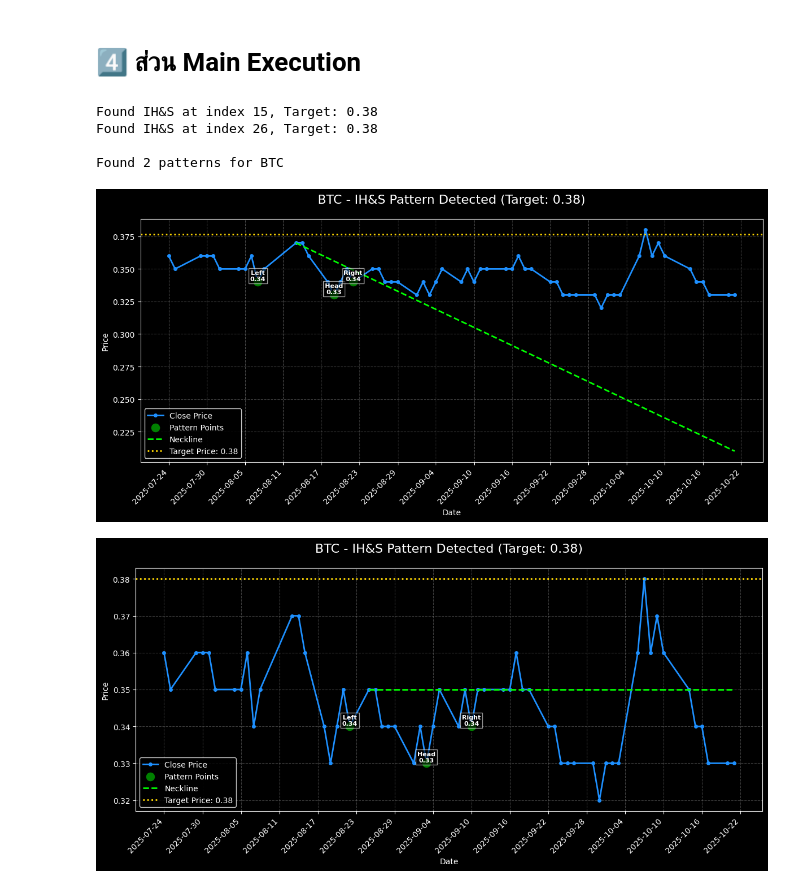
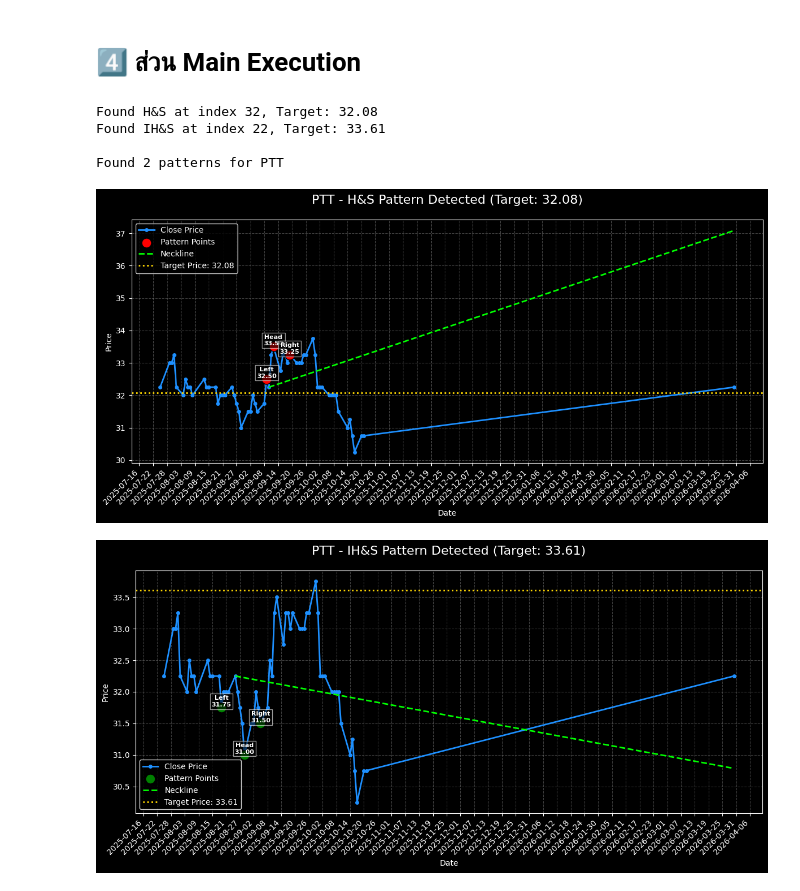
Before and after one commit to hilmanyusoh/Stock-market-chart-pattern-recognition-using-deep-learning, a Jupyter notebook: H&D_model/H&D_detect.ipynb, the cells around one changed output. Saved outputs shown, nothing was run; the diff lists cells and outputs as text; code cells hidden in the pictures.

```diff
--- a/H&D_model/H&D_detect.ipynb
+++ b/H&D_model/H&D_detect.ipynb
@@ -160,7 +160,7 @@ def detect_head_shoulders(df, distance=5, tolerance=0.03, debug=False):
 # %%
 if __name__ == '__main__':
     try:
-        symbol = "BTC"
+        symbol = "PTT"
         df = get_candlestick_data(symbol, days=60)
         patterns = detect_head_shoulders(df, distance=3, tolerance=0.05, debug=True)
 
@@ -210,35 +210,35 @@ if __name__ == '__main__':
             plt.axhline(target_price, color='gold', linestyle=':', linewidth=2, label=f"Target Price: {target_price:.2f}")
 
             # 🚨 นำส่วน Breakout Point และ Price Target Forecast Line ออกแล้ว
 
             # ปรับแต่งกราฟ
             plt.title(f"{symbol} - {p['type']} Pattern Detected (Target: {target_price:.2f})", fontsize=16, color='white', pad=20)
             plt.xlabel('Date', color='white')
             plt.ylabel('Price', color='white')
 
             plt.gca().xaxis.set_major_formatter(mdates.DateFormatter('%Y-%m-%d'))
             plt.gca().xaxis.set_major_locator(mdates.DayLocator(interval=max(1, len(df)//10)))
             plt.xticks(rotation=45, ha='right')
 
             plt.gca().tick_params(axis='x', colors='white')
             plt.gca().tick_params(axis='y', colors='white')
 
             plt.grid(True, color='gray', linestyle='--', alpha=0.5)
             plt.legend(facecolor='black', edgecolor='white')
             plt.tight_layout()
             plt.show()
 
     except ConnectionRefusedError as e:
         print(f"\n❌ การเชื่อมต่อล้มเหลว: {e}")
         print("โปรดตรวจสอบว่า Cassandra Server (127.0.0.1:9042) ได้รันอยู่หรือไม่")
     except ValueError as e:
         print(f"\n❌ ข้อผิดพลาดข้อมูล: {e}")
     except Exception as e:
         print(f"\n❌ เกิดข้อผิดพลาดที่ไม่คาดคิด: {e}")
 # %% [output]
-Found IH&S at index 15, Target: 0.38
-Found IH&S at index 26, Target: 0.38
+Found H&S at index 32, Target: 32.08
+Found IH&S at index 22, Target: 33.61
 
-Found 2 patterns for BTC
+Found 2 patterns for PTT
-[figure, old version]
+[figure, new version]
-[figure, old version]
+[figure, new version]
```
Also changed, not shown: 3 other files.
